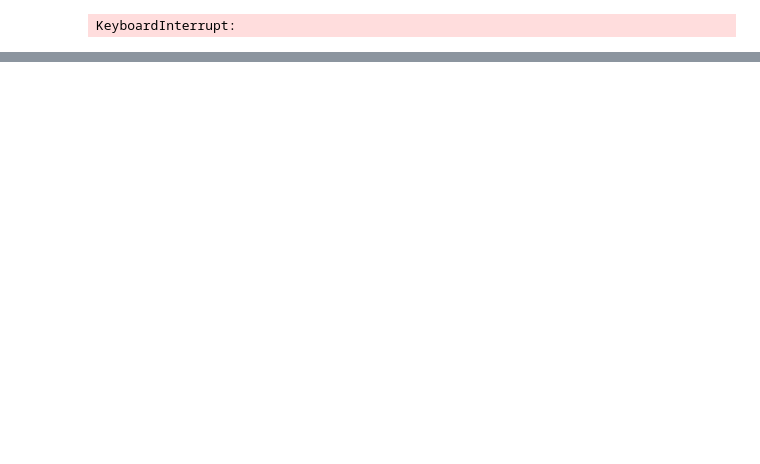
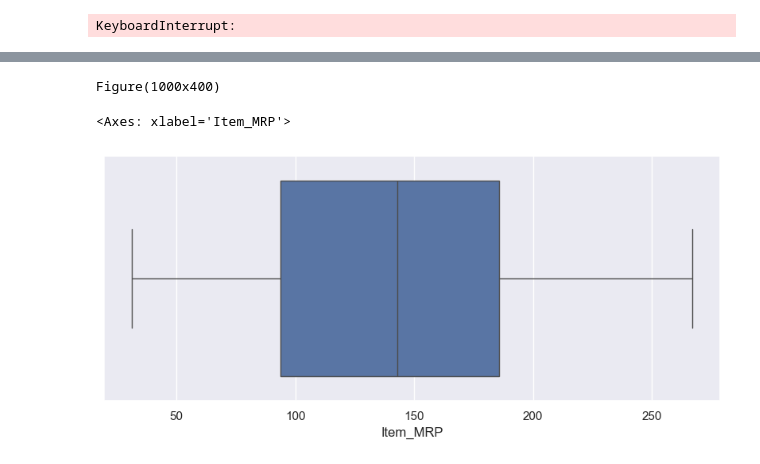
Before and after one commit to rawani123/ml_sales_ditection, a Jupyter notebook: mini_model.ipynb, the cells around one changed output, grey strips where cells are left out. Saved outputs shown, nothing was run; the diff lists cells and outputs as text; code cells hidden in the pictures; blank space fills up the shorter version.

```diff
--- a/mini_model.ipynb
+++ b/mini_model.ipynb
@@ -446,0 +462,7 @@ KeyboardInterrupt:
+# %%
+print(plt.figure(figsize = (10, 4), dpi = 100))
+sns.boxplot(x = "Item_MRP", data = df)
+# %% [output]
+Figure(1000x400)
+<Axes: xlabel='Item_MRP'>
+[figure, added]
```
Also changed, not shown: parts of 35 cells of this notebook.
